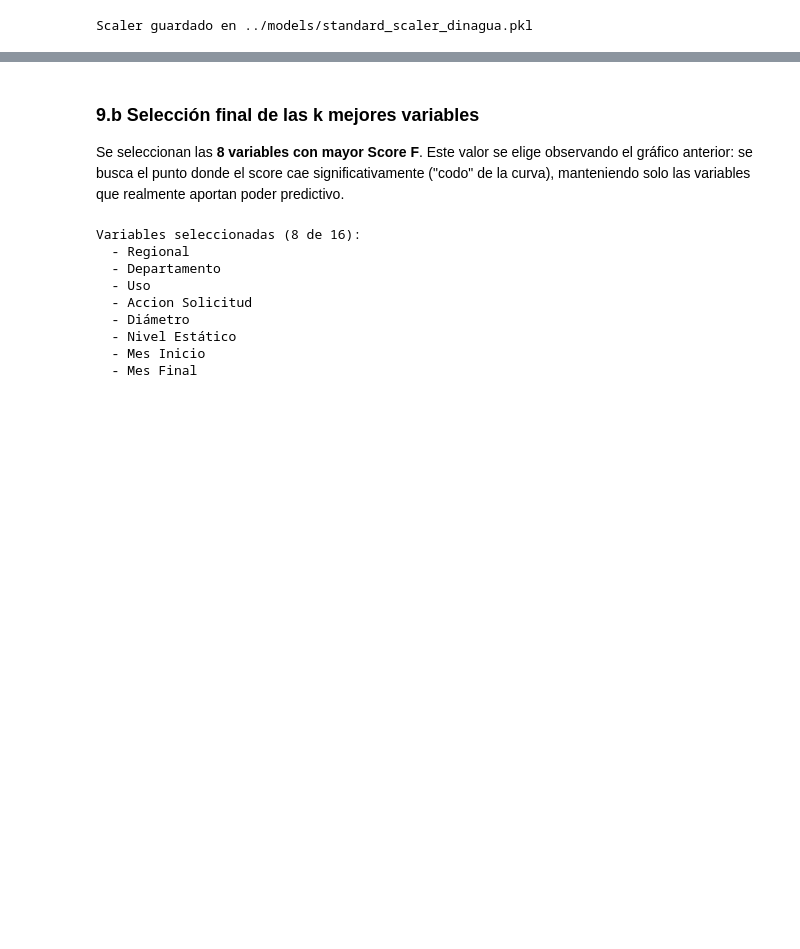
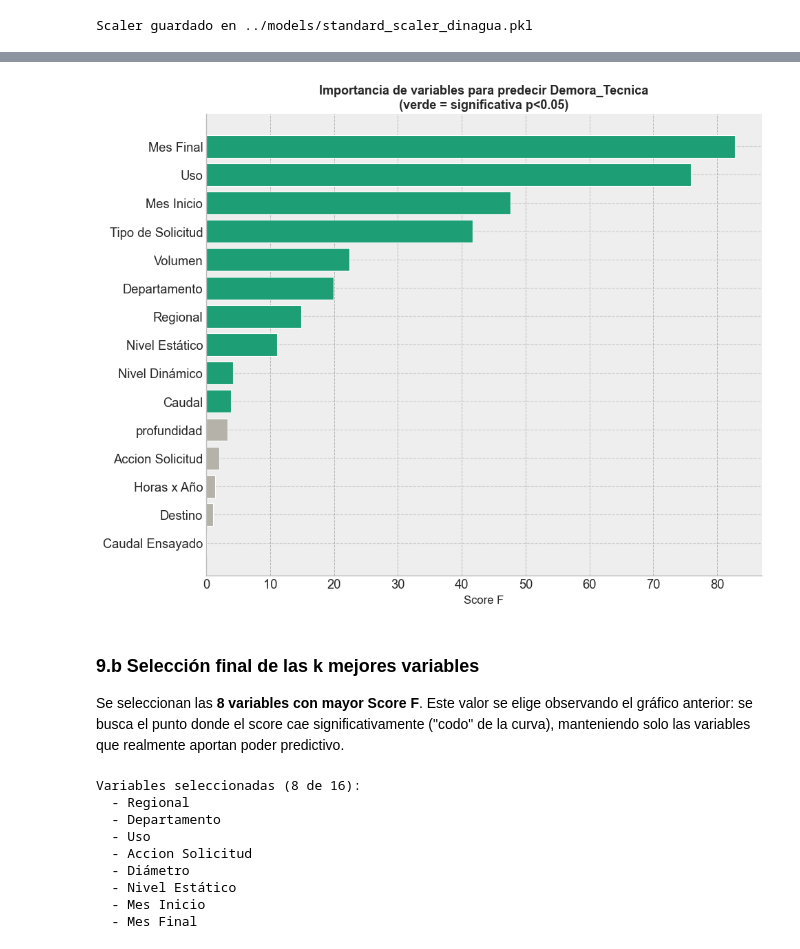
Before and after one commit to Georubiano/Proyecto-python-diplomado-Final, a Jupyter notebook: Proyecto UCU.ipynb, the cells around one changed output, grey strips where cells are left out. Saved outputs shown, nothing was run; the diff lists cells and outputs as text; code cells hidden in the pictures; blank space fills up the shorter version.

```diff
--- a/Proyecto UCU.ipynb
+++ b/Proyecto UCU.ipynb
@@ -2134,3 +2219,30 @@ plt.show()
+# %%
+# Visualizar el ranking
+fig, ax = plt.subplots(figsize=(10, 8))
+
+colores = ["#1D9E75" if sig else "#B4B2A9"
+           for sig in ranking["Significativa (p<0.05)"]]
+
+ax.barh(
+    ranking["Variable"][::-1],
+    ranking["Score F"][::-1],
+    color=colores[::-1],
+    edgecolor="white"
+)
+
+ax.set_xlabel("Score F", fontsize=12)
+ax.set_title(
+    "Importancia de variables para predecir Demora_Tecnica\n(verde = significativa p<0.05)",
+    fontsize=13,
+    fontweight="bold"
+)
+ax.grid(axis="x", linestyle="--", linewidth=0.7, color="gray", alpha=0.5)
+ax.set_axisbelow(True)
+sns.despine()
+plt.tight_layout()
+plt.show()
+# %% [output]
+[figure, added]
 # %% [markdown]
 ### 9.b Selección final de las k mejores variables
 
```
Also changed, not shown: parts of 23 cells of this notebook.
